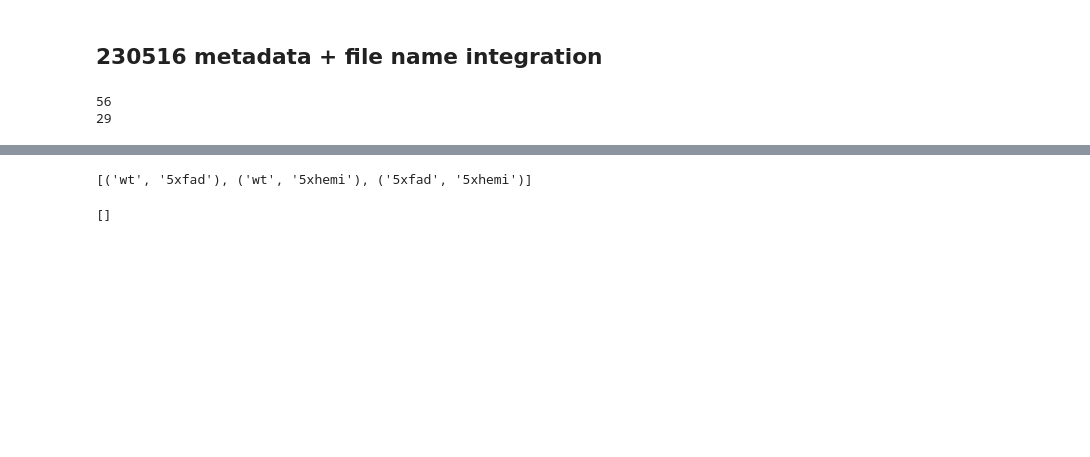
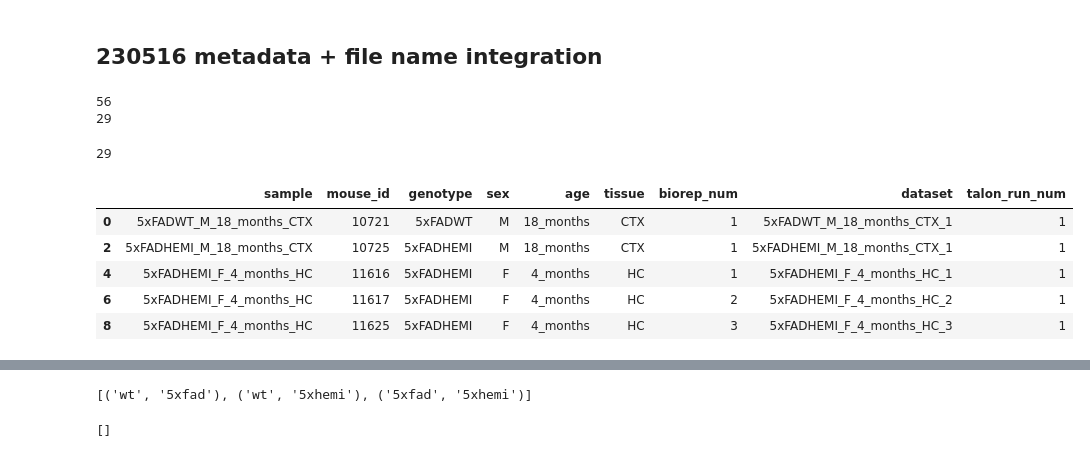
Before and after one commit to gfilimban/modelad_pipeline, a Jupyter notebook: snakemake_dev.ipynb, the cells around one changed output, grey strips where cells are left out. Drawn from its saved outputs; the diff is of its cells as text; code cells hidden in the pictures; blank space fills up the shorter version.

```diff
--- a/snakemake_dev.ipynb
+++ b/snakemake_dev.ipynb
@@ -22,3 +22,14 @@ print(len(dataset_df.index))
 # %% [output]
 56
 29
+# %%
+print(len(dataset_df.dataset.unique()))
+dataset_df.head()
+# %% [output]
+29
+|  | sample | mouse_id | genotype | sex | age | tissue | biorep_num | dataset | talon_run_num |
+| 0 | 5xFADWT_M_18_months_CTX | 10721 | 5xFADWT | M | 18_months | CTX | 1 | 5xFADWT_M_18_months_CTX_1 | 1 |
+| 2 | 5xFADHEMI_M_18_months_CTX | 10725 | 5xFADHEMI | M | 18_months | CTX | 1 | 5xFADHEMI_M_18_months_CTX_1 | 1 |
+| 4 | 5xFADHEMI_F_4_months_HC | 11616 | 5xFADHEMI | F | 4_months | HC | 1 | 5xFADHEMI_F_4_months_HC_1 | 1 |
+| 6 | 5xFADHEMI_F_4_months_HC | 11617 | 5xFADHEMI | F | 4_months | HC | 2 | 5xFADHEMI_F_4_months_HC_2 | 1 |
+| 8 | 5xFADHEMI_F_4_months_HC | 11625 | 5xFADHEMI | F | 4_months | HC | 3 | 5xFADHEMI_F_4_months_HC_3 | 1 |
```
Also changed, not shown: parts of 1 cell of this notebook, 3 other files.
